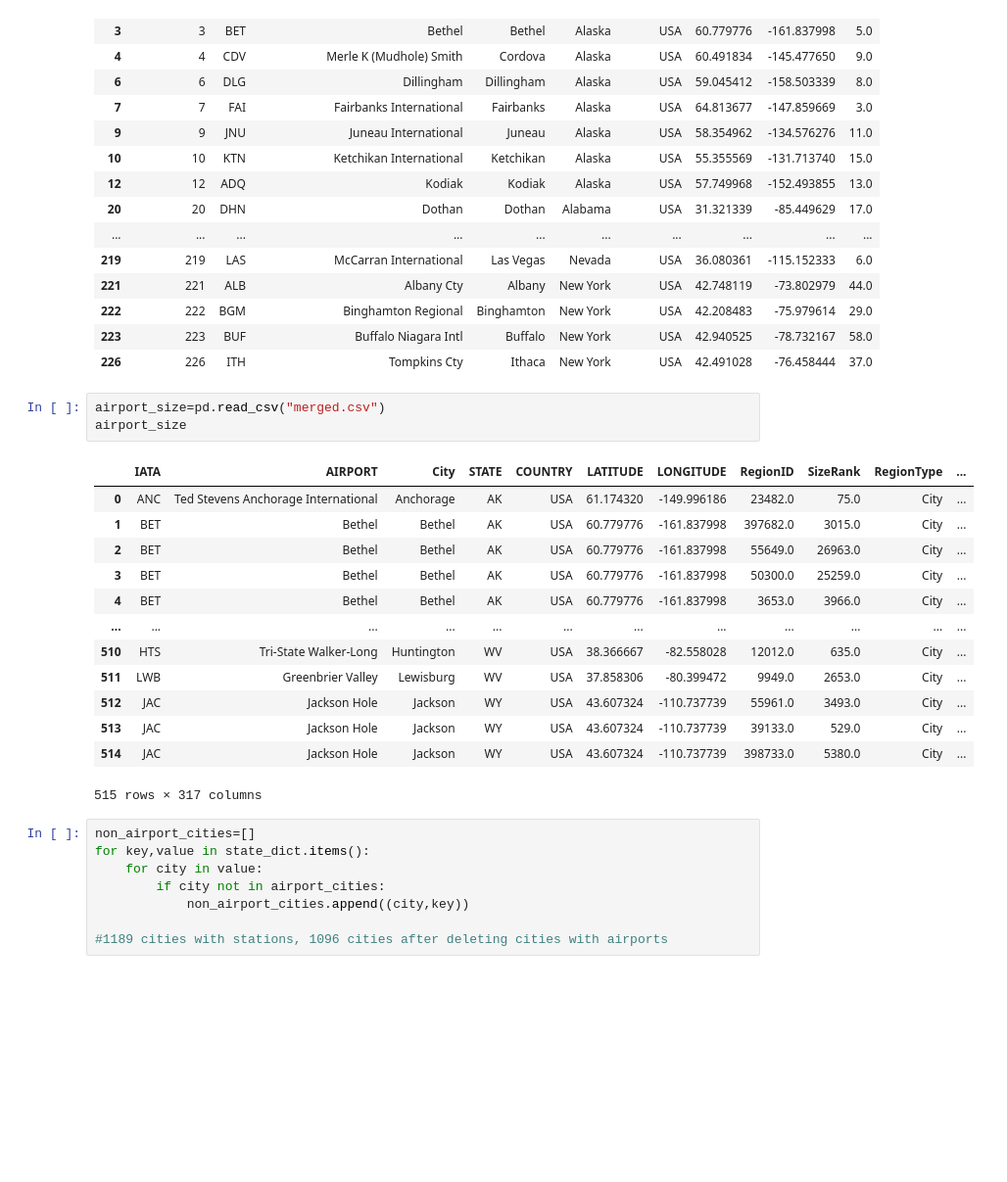
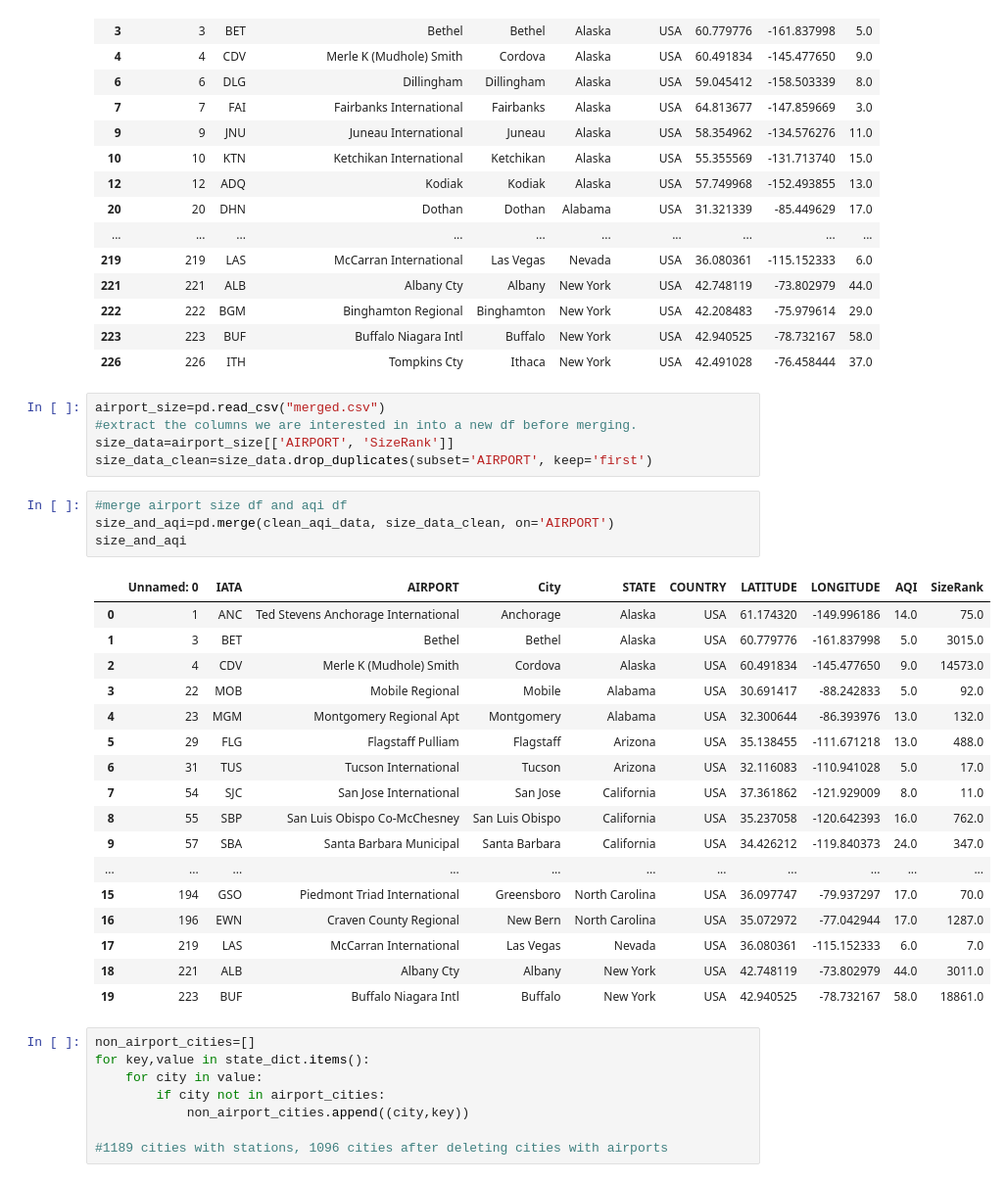
Before and after one commit to ttoffey/Project_One, a Jupyter notebook: Melissa.ipynb, the cells around one changed output. Shown at 98% size. Cells and saved outputs as stored; diff of their text form; blank space fills up the shorter version.

Commit message:
merged dfs, create scatter plot next

```diff
--- a/Melissa.ipynb
+++ b/Melissa.ipynb
@@ -207,23 +207,33 @@ clean_aqi_data
 | 222 | 222 | BGM | Binghamton Regional | Binghamton | New York | USA | 42.208483 | -75.979614 | 29.0 |
 | 223 | 223 | BUF | Buffalo Niagara Intl | Buffalo | New York | USA | 42.940525 | -78.732167 | 58.0 |
 | 226 | 226 | ITH | Tompkins Cty | Ithaca | New York | USA | 42.491028 | -76.458444 | 37.0 |
-# %%
-airport_size=pd.read_csv("merged.csv")
-airport_size
-# %% [output]
-|  | IATA | AIRPORT | City | STATE | COUNTRY | LATITUDE | LONGITUDE | RegionID | SizeRank | RegionType | ... |
-| 0 | ANC | Ted Stevens Anchorage International | Anchorage | AK | USA | 61.174320 | -149.996186 | 23482.0 | 75.0 | City | ... |
-| 1 | BET | Bethel | Bethel | AK | USA | 60.779776 | -161.837998 | 397682.0 | 3015.0 | City | ... |
-| 2 | BET | Bethel | Bethel | AK | USA | 60.779776 | -161.837998 | 55649.0 | 26963.0 | City | ... |
-| 3 | BET | Bethel | Bethel | AK | USA | 60.779776 | -161.837998 | 50300.0 | 25259.0 | City | ... |
-| 4 | BET | Bethel | Bethel | AK | USA | 60.779776 | -161.837998 | 3653.0 | 3966.0 | City | ... |
-| ... | ... | ... | ... | ... | ... | ... | ... | ... | ... | ... | ... |
-| 510 | HTS | Tri-State Walker-Long | Huntington | WV | USA | 38.366667 | -82.558028 | 12012.0 | 635.0 | City | ... |
-| 511 | LWB | Greenbrier Valley | Lewisburg | WV | USA | 37.858306 | -80.399472 | 9949.0 | 2653.0 | City | ... |
-| 512 | JAC | Jackson Hole | Jackson | WY | USA | 43.607324 | -110.737739 | 55961.0 | 3493.0 | City | ... |
-| 513 | JAC | Jackson Hole | Jackson | WY | USA | 43.607324 | -110.737739 | 39133.0 | 529.0 | City | ... |
-| 514 | JAC | Jackson Hole | Jackson | WY | USA | 43.607324 | -110.737739 | 398733.0 | 5380.0 | City | ... |
-515 rows × 317 columns
+# %%
+airport_size=pd.read_csv("merged.csv")
+#extract the columns we are interested in into a new df before merging.
+size_data=airport_size[['AIRPORT', 'SizeRank']]
+size_data_clean=size_data.drop_duplicates(subset='AIRPORT', keep='first')
+# %%
+#merge airport size df and aqi df
+size_and_aqi=pd.merge(clean_aqi_data, size_data_clean, on='AIRPORT')
+size_and_aqi
+# %% [output]
+|  | Unnamed: 0 | IATA | AIRPORT | City | STATE | COUNTRY | LATITUDE | LONGITUDE | AQI | SizeRank |
+| 0 | 1 | ANC | Ted Stevens Anchorage International | Anchorage | Alaska | USA | 61.174320 | -149.996186 | 14.0 | 75.0 |
+| 1 | 3 | BET | Bethel | Bethel | Alaska | USA | 60.779776 | -161.837998 | 5.0 | 3015.0 |
+| 2 | 4 | CDV | Merle K (Mudhole) Smith | Cordova | Alaska | USA | 60.491834 | -145.477650 | 9.0 | 14573.0 |
+| 3 | 22 | MOB | Mobile Regional | Mobile | Alabama | USA | 30.691417 | -88.242833 | 5.0 | 92.0 |
+| 4 | 23 | MGM | Montgomery Regional Apt | Montgomery | Alabama | USA | 32.300644 | -86.393976 | 13.0 | 132.0 |
+| 5 | 29 | FLG | Flagstaff Pulliam | Flagstaff | Arizona | USA | 35.138455 | -111.671218 | 13.0 | 488.0 |
+| 6 | 31 | TUS | Tucson International | Tucson | Arizona | USA | 32.116083 | -110.941028 | 5.0 | 17.0 |
+| 7 | 54 | SJC | San Jose International | San Jose | California | USA | 37.361862 | -121.929009 | 8.0 | 11.0 |
+| 8 | 55 | SBP | San Luis Obispo Co-McChesney | San Luis Obispo | California | USA | 35.237058 | -120.642393 | 16.0 | 762.0 |
+| 9 | 57 | SBA | Santa Barbara Municipal | Santa Barbara | California | USA | 34.426212 | -119.840373 | 24.0 | 347.0 |
+| ... | ... | ... | ... | ... | ... | ... | ... | ... | ... | ... |
+| 15 | 194 | GSO | Piedmont Triad International | Greensboro | North Carolina | USA | 36.097747 | -79.937297 | 17.0 | 70.0 |
+| 16 | 196 | EWN | Craven County Regional | New Bern | North Carolina | USA | 35.072972 | -77.042944 | 17.0 | 1287.0 |
+| 17 | 219 | LAS | McCarran International | Las Vegas | Nevada | USA | 36.080361 | -115.152333 | 6.0 | 7.0 |
+| 18 | 221 | ALB | Albany Cty | Albany | New York | USA | 42.748119 | -73.802979 | 44.0 | 3011.0 |
+| 19 | 223 | BUF | Buffalo Niagara Intl | Buffalo | New York | USA | 42.940525 | -78.732167 | 58.0 | 18861.0 |
 # %%
 non_airport_cities=[]
 for key,value in state_dict.items():
```
